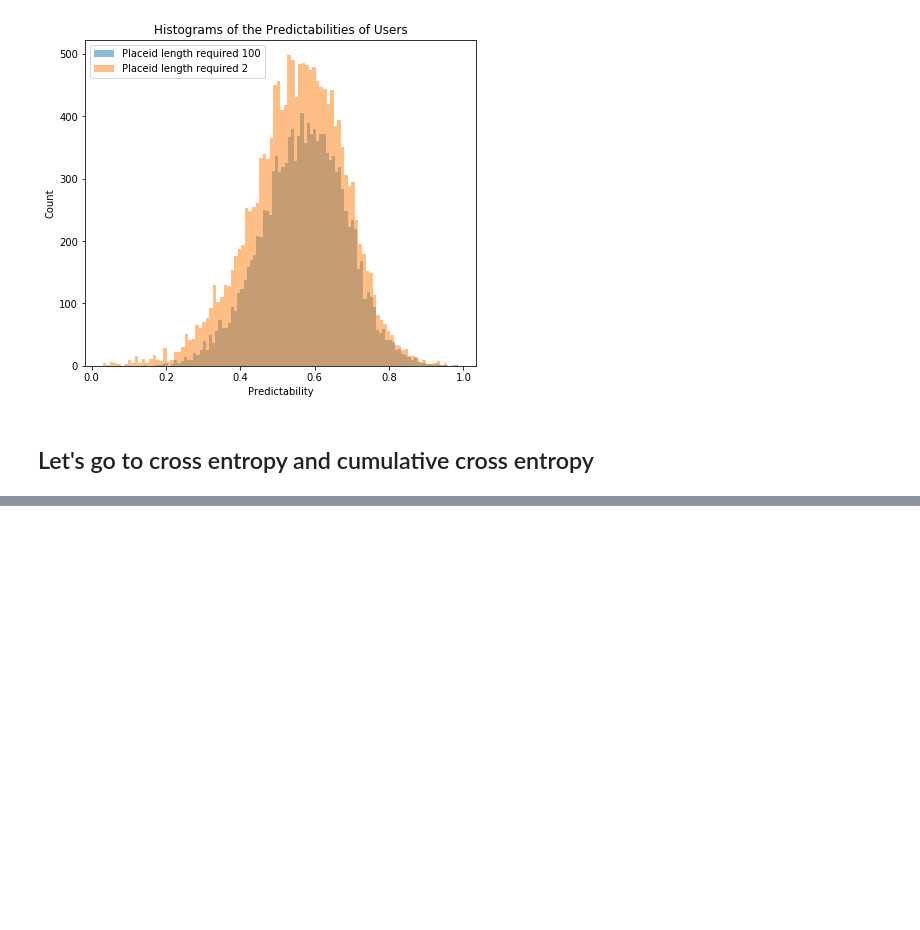
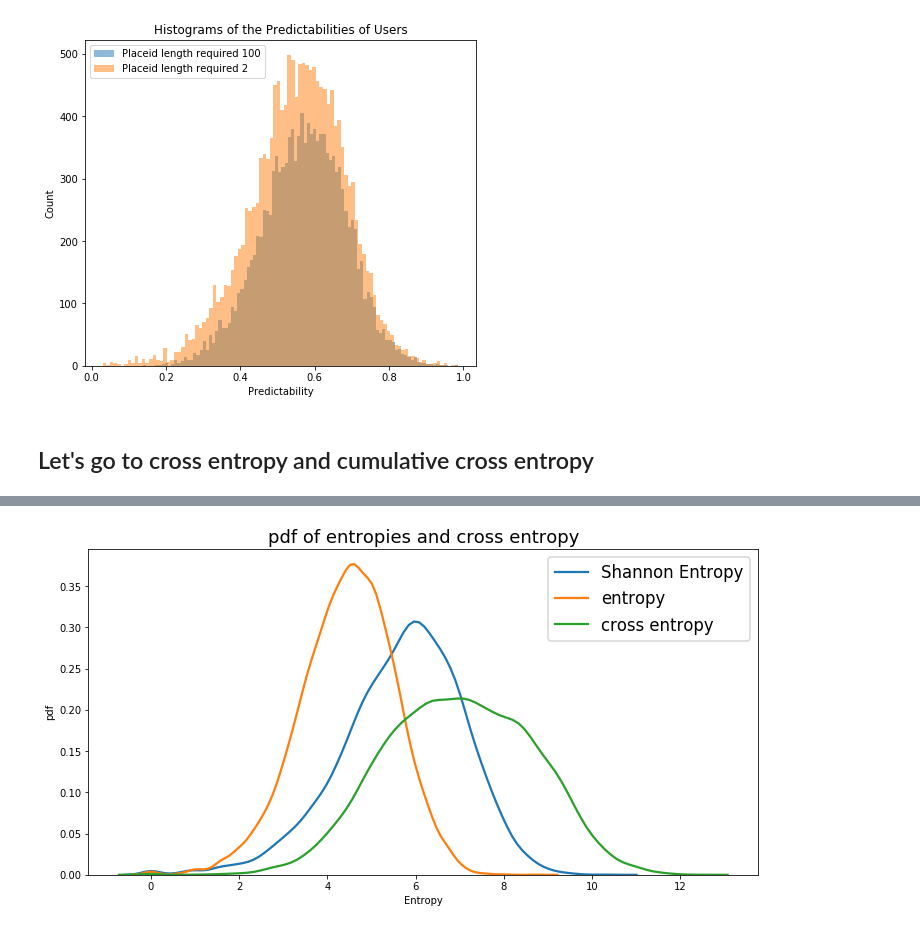
Before and after one commit to Magica-Chen/social-predictability, a Jupyter notebook: Social-Information-Bagrow.ipynb, the cells around one changed output, grey strips where cells are left out. Drawn from its saved outputs; the diff is of its cells as text; code cells hidden in the pictures; blank space fills up the shorter version.

Commit message:
alter entropy

```diff
--- a/Social-Information-Bagrow.ipynb
+++ b/Social-Information-Bagrow.ipynb
@@ -329,0 +426,11 @@ user_details
+# %%
+fig, ax = plt.subplots(figsize = (12,6))
+sns.set_context('talk')
+sns.distplot(user_details['ShannonEntropy'], label='Shannon Entropy', hist=False)
+sns.distplot(user_details['entropy'], label = 'entropy', hist=False)
+sns.distplot(user_details['alters entropy'], label='cross entropy', hist=False)
+plt.title('pdf of entropies and cross entropy')
+ax.set(xlabel='Entropy', ylabel='pdf')
+plt.show()
+# %% [output]
+[figure, added]
```
Also changed, not shown: parts of 11 cells of this notebook, 1 other file.
